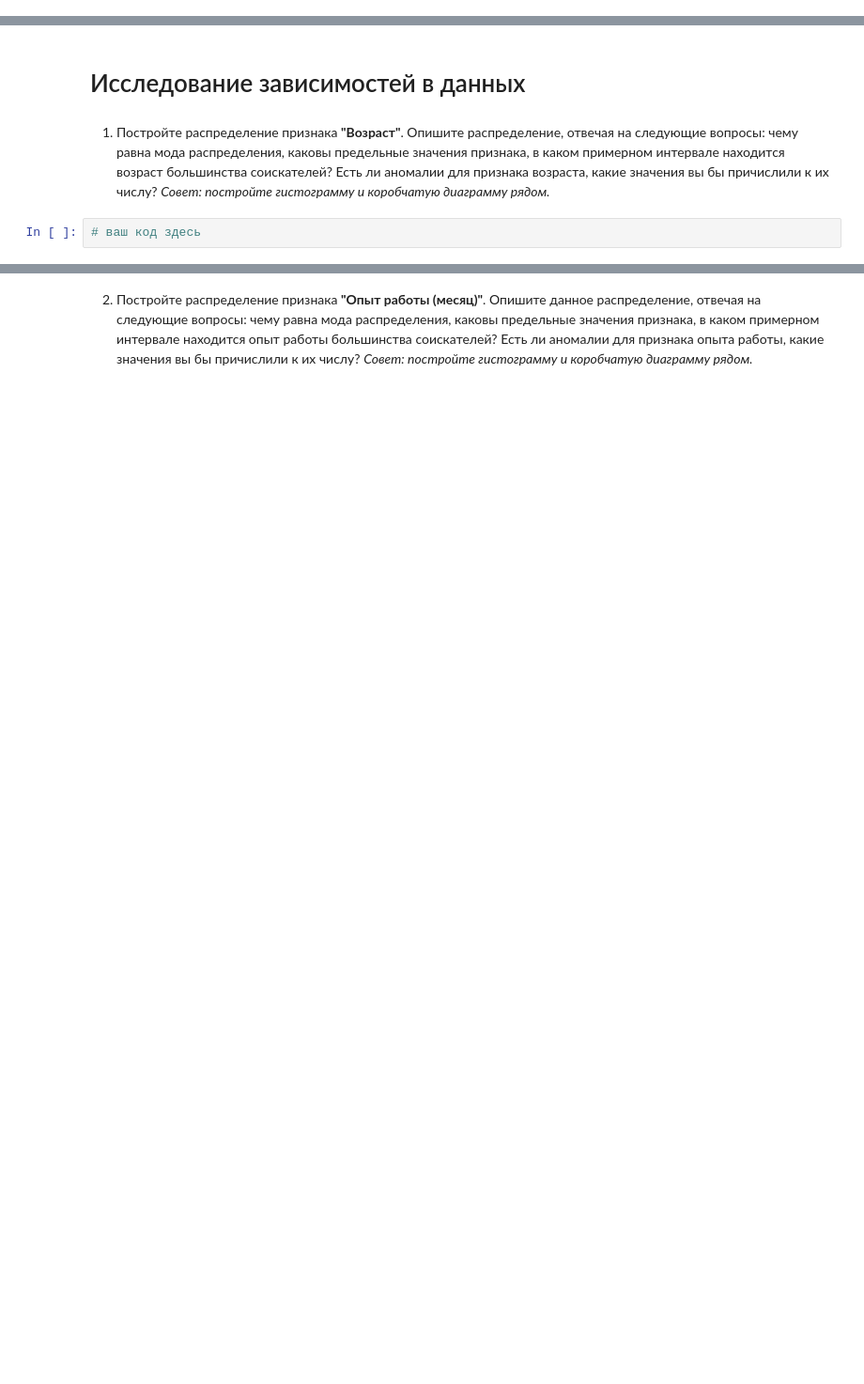
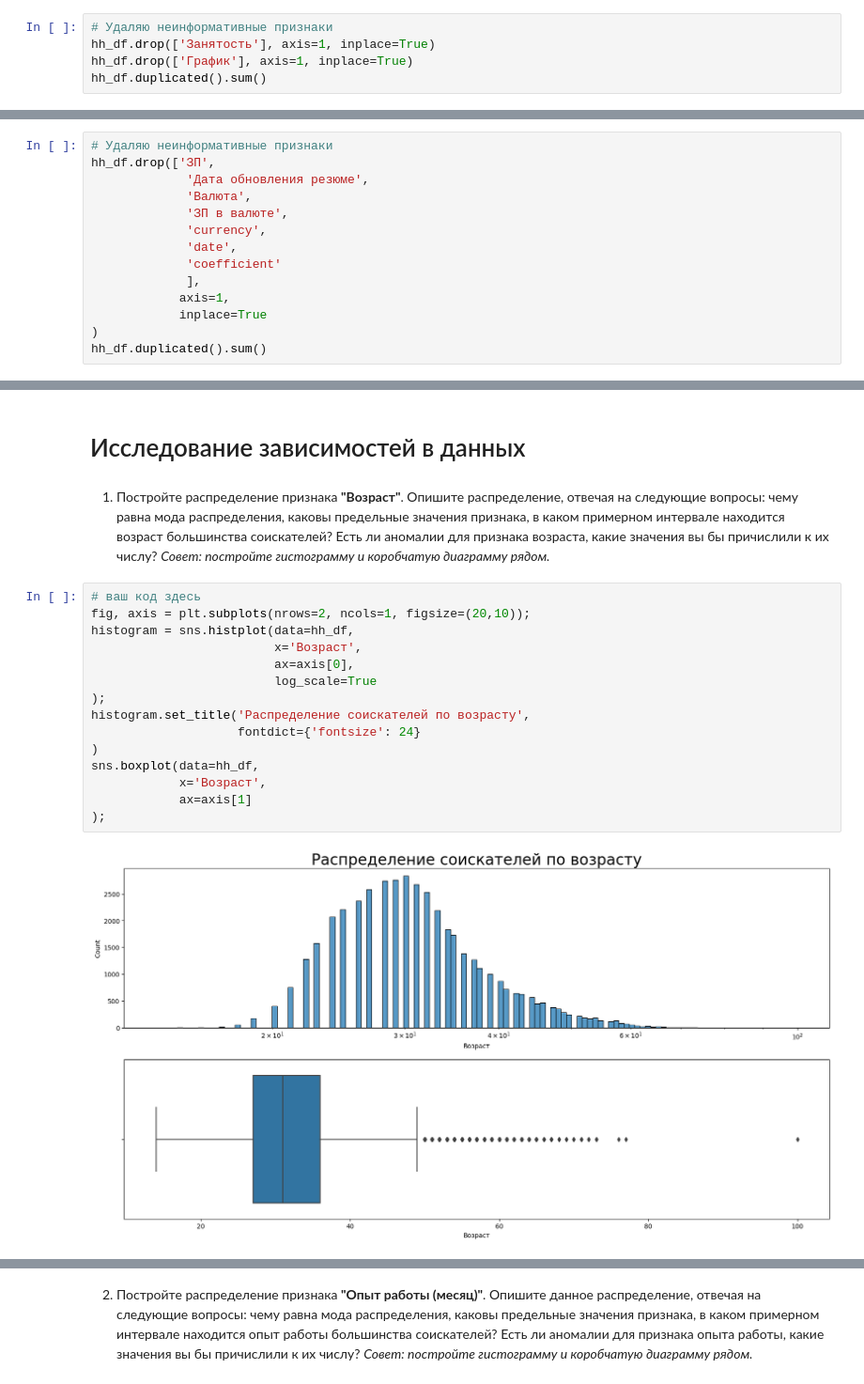
Before and after one commit to meshkova-if/Project_1_HH, a Jupyter notebook: Project-1. Ноутбук-шаблон.ipynb, the cells around one changed output, grey strips where cells are left out. Shown at 94% size. Drawn from its saved outputs; the diff is of its cells as text; blank space fills up the shorter version.

```diff
--- a/Project-1. Ноутбук-шаблон.ipynb
+++ b/Project-1. Ноутбук-шаблон.ipynb
@@ -452,0 +490,5 @@ hh_df.duplicated().sum()
+# %%
+# Удаляю неинформативные признаки
+hh_df.drop(['Занятость'], axis=1, inplace=True)
+hh_df.drop(['График'], axis=1, inplace=True)
+hh_df.duplicated().sum()
@@ -491,0 +610,14 @@ hh_df.duplicated().sum()
+# %%
+# Удаляю неинформативные признаки
+hh_df.drop(['ЗП',
+             'Дата обновления резюме',
+             'Валюта',
+             'ЗП в валюте',
+             'currency',
+             'date',
+             'coefficient'
+             ],
+            axis=1,
+            inplace=True
+)
+hh_df.duplicated().sum()
@@ -496,4 +630,19 @@ hh_df.duplicated().sum()
 *Совет: постройте гистограмму и коробчатую диаграмму рядом.*
 # %%
 # ваш код здесь
+fig, axis = plt.subplots(nrows=2, ncols=1, figsize=(20,10));
+histogram = sns.histplot(data=hh_df,
+                         x='Возраст',
+                         ax=axis[0],
+                         log_scale=True
+);
+histogram.set_title('Распределение соискателей по возрасту',
+                    fontdict={'fontsize': 24}
+)
+sns.boxplot(data=hh_df,
+            x='Возраст',
+            ax=axis[1]
+);
+# %% [output]
+[figure, added]
 # %% [markdown]
```
Also changed, not shown: parts of 14 cells of this notebook.
